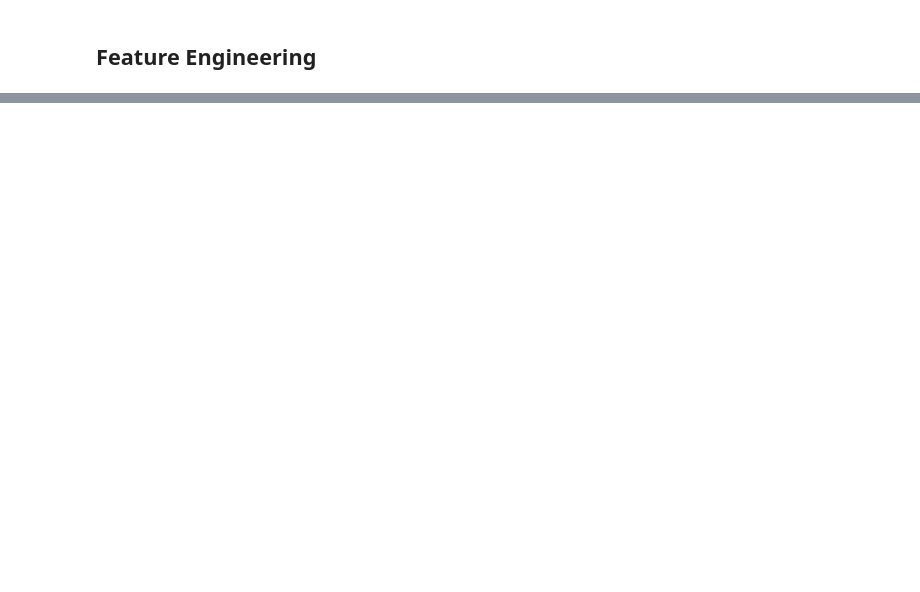
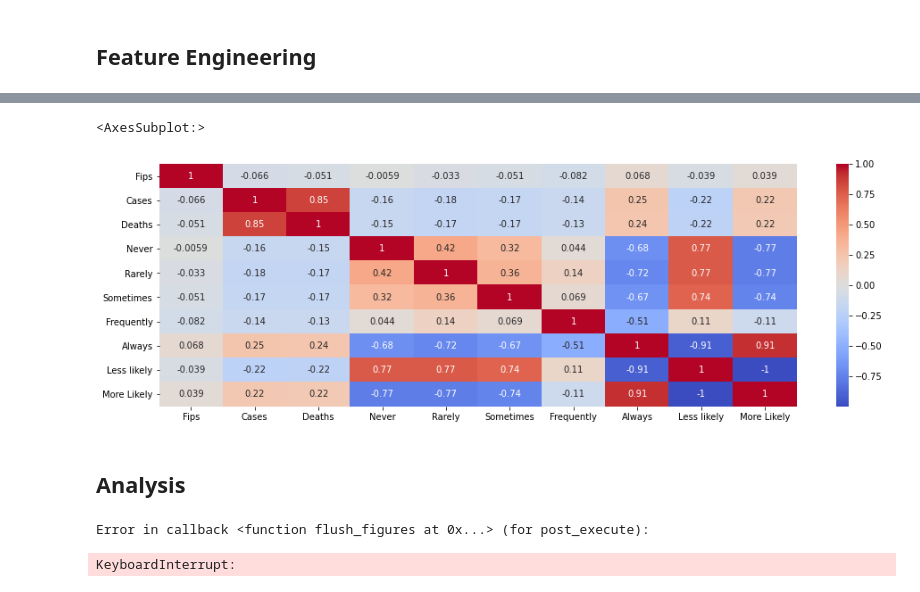
Before and after one commit to jtvkw2/Covid_Analysis, a Jupyter notebook: Covid Analysis.ipynb, the cells around one changed output, grey strips where cells are left out. Drawn from its saved outputs; the diff is of its cells as text; code cells hidden in the pictures; blank space fills up the shorter version.

```diff
--- a/Covid Analysis.ipynb
+++ b/Covid Analysis.ipynb
@@ -121,0 +136,5 @@ sns.heatmap(data[cols].corr(), annot = True, cmap= 'coolwarm', fmt='.2g')
+# %%
+#Mask dataset is from July 2 to July 12
+#Creating a subset
+July_12_data = data[(data['Date'] > '2020-07-02') & (data['Date'] < '2020-07-12')]
+July_12_data.head()
@@ -121,0 +148,18 @@ sns.heatmap(data[cols].corr(), annot = True, cmap= 'coolwarm', fmt='.2g')
+# %%
+cols = July_12_data.columns[:50]
+plt.figure(figsize = (16,5))
+sns.heatmap(July_12_data[cols].corr(), annot = True, cmap= 'coolwarm', fmt='.2g')
+# %% [output]
+<AxesSubplot:>
+[figure, added]
+# %% [markdown]
+<a id = 'analysis'></a>
+## Analysis
+# %%
+sns.lmplot(x="Cases",
+           y="More Likely",
+           hue="Deaths",
+           data=July_12_data);
+# %% [output]
+Error in callback <function flush_figures at 0x...> (for post_execute):
+KeyboardInterrupt:
```
Also changed, not shown: parts of 9 cells of this notebook.
